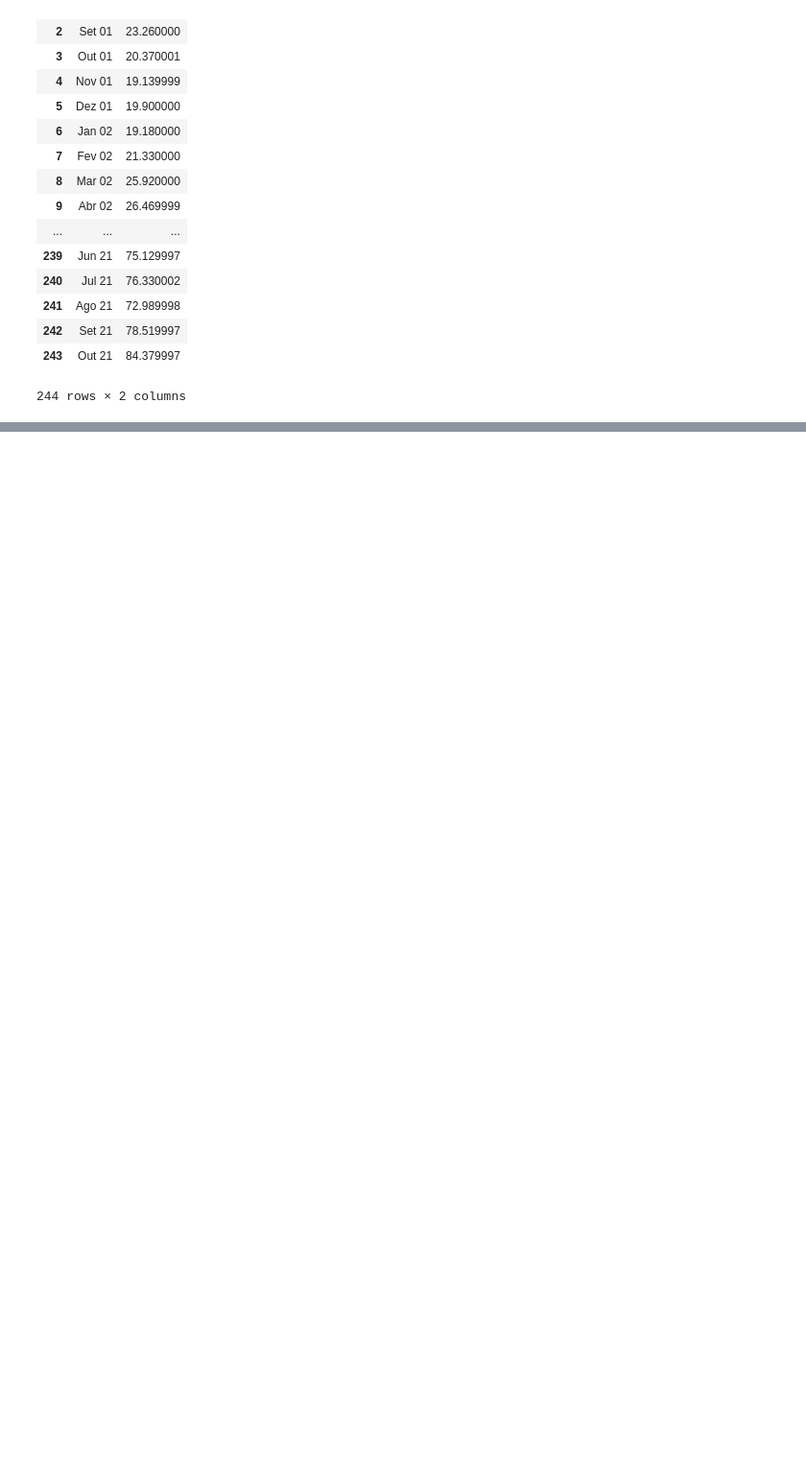
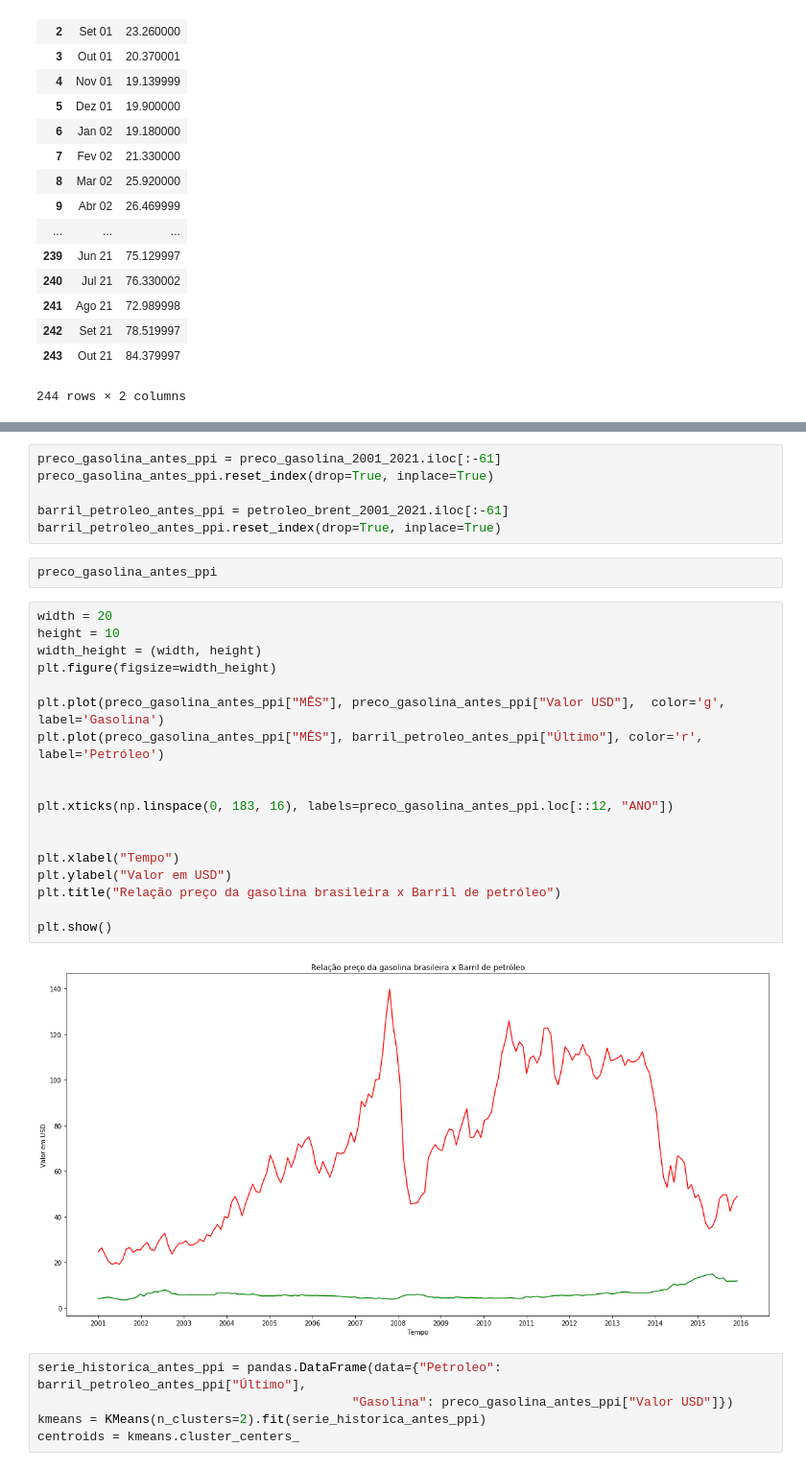
Before and after one commit to Guilherme-Valle/ia-analise-gasolina, a Jupyter notebook: analysis.ipynb, the cells around one changed output, grey strips where cells are left out. Shown: that part at 96% size. Saved outputs shown, nothing was run; the diff lists cells and outputs as text; blank space fills up the shorter version.

```diff
--- a/analysis.ipynb
+++ b/analysis.ipynb
@@ -411,0 +419,33 @@ plt.show()
+# %%
+preco_gasolina_antes_ppi = preco_gasolina_2001_2021.iloc[:-61]
+preco_gasolina_antes_ppi.reset_index(drop=True, inplace=True)
+
+barril_petroleo_antes_ppi = petroleo_brent_2001_2021.iloc[:-61]
+barril_petroleo_antes_ppi.reset_index(drop=True, inplace=True)
+# %%
+preco_gasolina_antes_ppi
+# %%
+width = 20
+height = 10
+width_height = (width, height)
+plt.figure(figsize=width_height)
+
+plt.plot(preco_gasolina_antes_ppi["MÊS"], preco_gasolina_antes_ppi["Valor USD"],  color='g', label='Gasolina')
+plt.plot(preco_gasolina_antes_ppi["MÊS"], barril_petroleo_antes_ppi["Último"], color='r', label='Petróleo')
+
+
+plt.xticks(np.linspace(0, 183, 16), labels=preco_gasolina_antes_ppi.loc[::12, "ANO"])
+
+
+plt.xlabel("Tempo")
+plt.ylabel("Valor em USD")
+plt.title("Relação preço da gasolina brasileira x Barril de petróleo")
+
+plt.show()
+# %% [output]
+[figure, added]
+# %%
+serie_historica_antes_ppi = pandas.DataFrame(data={"Petroleo": barril_petroleo_antes_ppi["Último"],
+                                          "Gasolina": preco_gasolina_antes_ppi["Valor USD"]})
+kmeans = KMeans(n_clusters=2).fit(serie_historica_antes_ppi)
+centroids = kmeans.cluster_centers_
```
Also changed, not shown: parts of 14 cells of this notebook, 1 other file.
